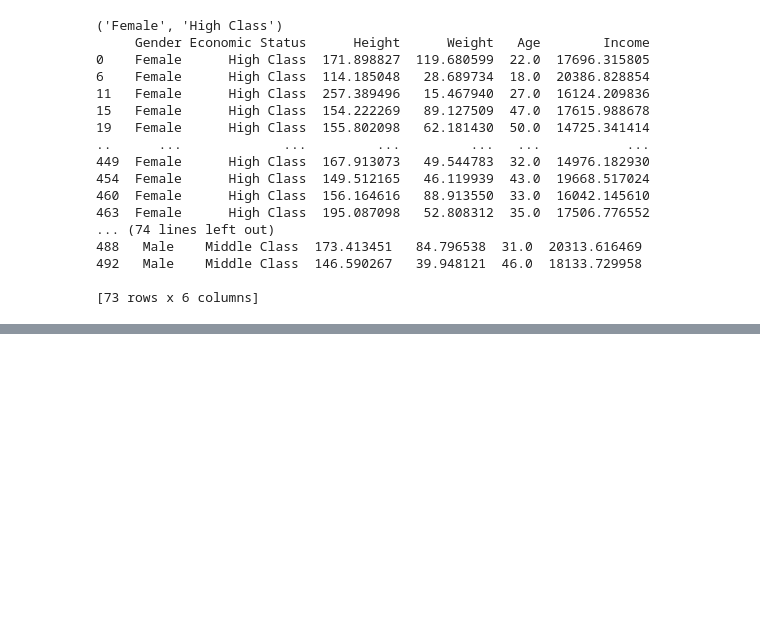
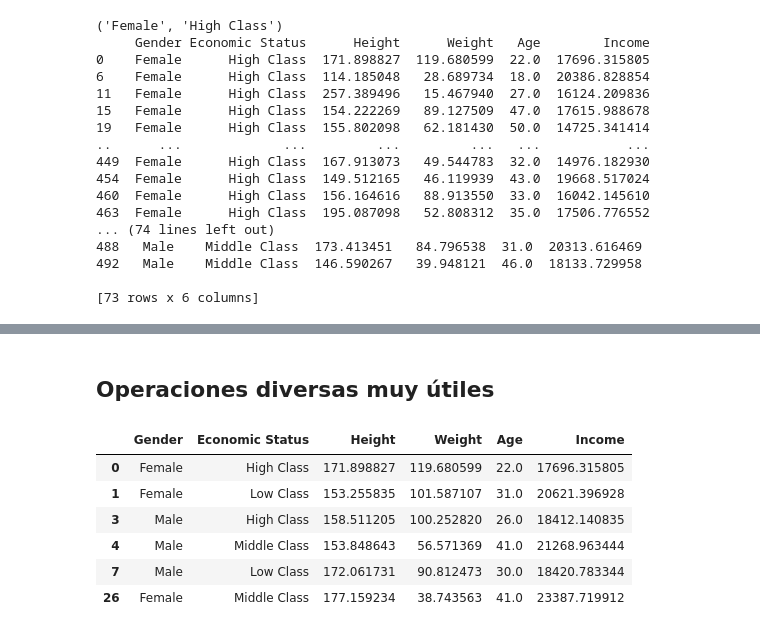
Before and after one commit to tomasvdh/python-ml-course, a Jupyter notebook: mynotebooks/T2 - 3 - Data Cleaning - Agrupación de datos.ipynb, the cells around one changed output, grey strips where cells are left out. Saved outputs shown, nothing was run; the diff lists cells and outputs as text; code cells hidden in the pictures; blank space fills up the shorter version.

```diff
--- a/mynotebooks/T2 - 3 - Data Cleaning - Agrupación de datos.ipynb
+++ b/mynotebooks/T2 - 3 - Data Cleaning - Agrupación de datos.ipynb
@@ -280,0 +331,12 @@ double_group.aggregate([lambda x:(np.mean(x))/np.std(x)])
+# %% [markdown]
+## Operaciones diversas muy útiles
+# %%
+double_group.head(1)
+# %% [output]
+|  | Gender | Economic Status | Height | Weight | Age | Income |
+| 0 | Female | High Class | 171.898827 | 119.680599 | 22.0 | 17696.315805 |
+| 1 | Female | Low Class | 153.255835 | 101.587107 | 31.0 | 20621.396928 |
+| 3 | Male | High Class | 158.511205 | 100.252820 | 26.0 | 18412.140835 |
+| 4 | Male | Middle Class | 153.848643 | 56.571369 | 41.0 | 21268.963444 |
+| 7 | Male | Low Class | 172.061731 | 90.812473 | 30.0 | 18420.783344 |
+| 26 | Female | Middle Class | 177.159234 | 38.743563 | 41.0 | 23387.719912 |
```
Also changed, not shown: parts of 40 cells of this notebook.
